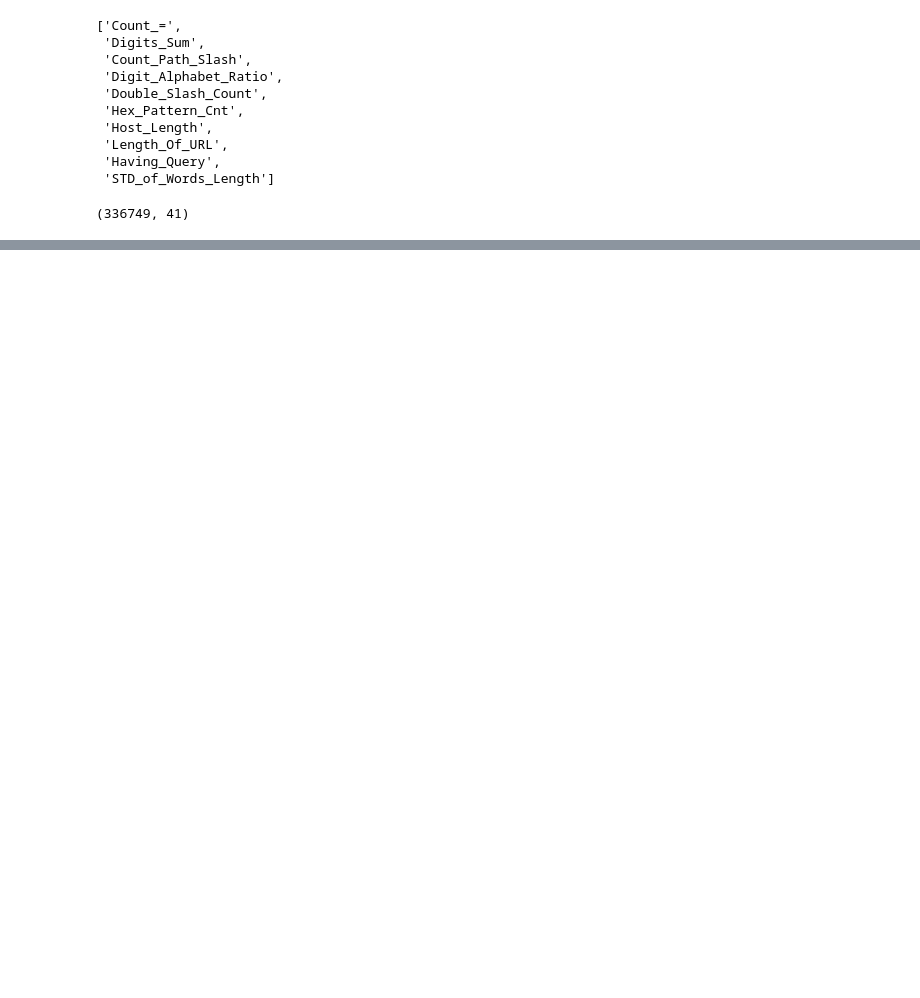
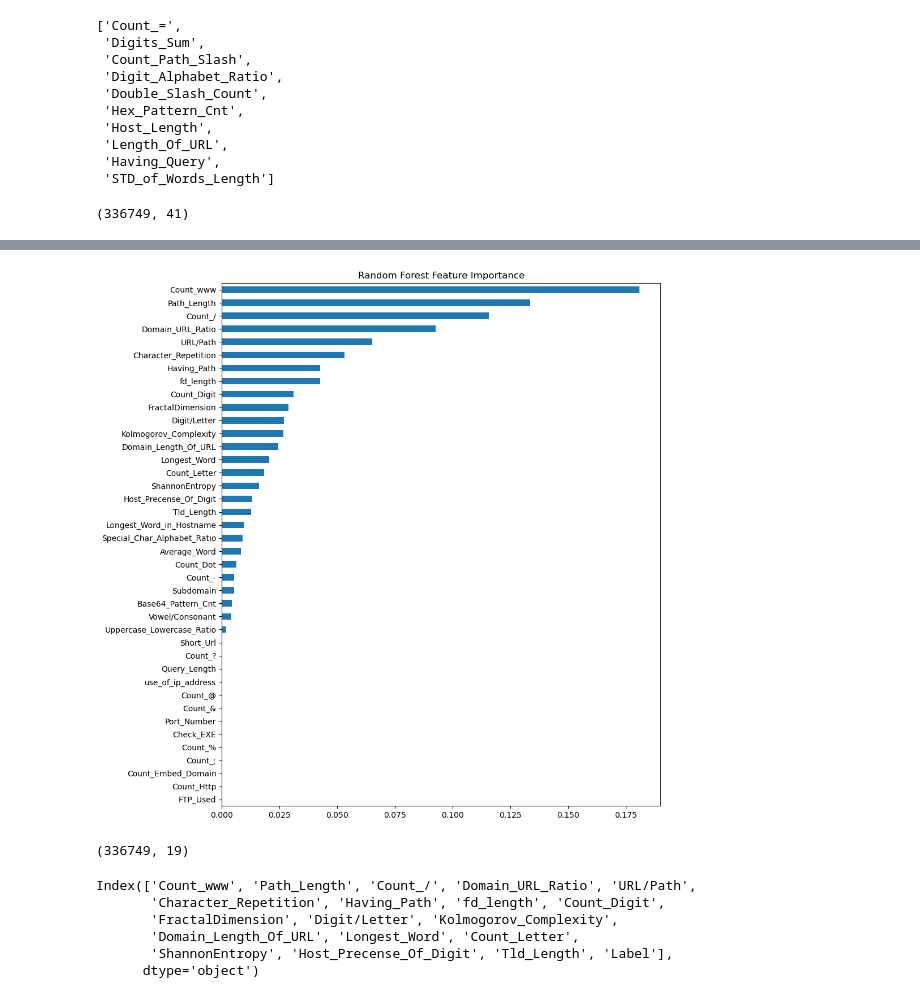
Before and after one commit to mmeliht/URL-Phishing-Detection, a Jupyter notebook: 2_reduce_feature.ipynb, the cells around one changed output, grey strips where cells are left out. Cells and saved outputs as stored; diff of their text form; code cells hidden in the pictures; blank space fills up the shorter version.

Commit message:
reduce feature end

```diff
--- a/2_reduce_feature.ipynb
+++ b/2_reduce_feature.ipynb
@@ -74,0 +77,13 @@ df_reduced.shape
+# %%
+X = df_reduced.drop(columns=["Label"])
+y = df_reduced["Label"]
+# %%
+from sklearn.ensemble import RandomForestClassifier
+
+rf = RandomForestClassifier(
+    n_estimators=200,
+    random_state=42,
+    n_jobs=-1
+)
+
+rf.fit(X, y)
@@ -74,0 +92,9 @@ df_reduced.shape
+# %%
+import pandas as pd
+
+feature_importance = pd.Series(
+    rf.feature_importances_,
+    index=X.columns
+).sort_values(ascending=False)
+
+feature_importance
@@ -74,0 +139,12 @@ df_reduced.shape
+# %%
+import matplotlib.pyplot as plt
+
+feature_importance.sort_values().plot(
+    kind="barh",
+    figsize=(10,12)
+)
+
+plt.title("Random Forest Feature Importance")
+plt.show()
+# %% [output]
+[figure, added]
@@ -74,0 +158,13 @@ df_reduced.shape
+# %%
+df_final.shape
+# %% [output]
+(336749, 19)
+# %%
+df_final.columns
+# %% [output]
+Index(['Count_www', 'Path_Length', 'Count_/', 'Domain_URL_Ratio', 'URL/Path',
+       'Character_Repetition', 'Having_Path', 'fd_length', 'Count_Digit',
+       'FractalDimension', 'Digit/Letter', 'Kolmogorov_Complexity',
+       'Domain_Length_Of_URL', 'Longest_Word', 'Count_Letter',
+       'ShannonEntropy', 'Host_Precense_Of_Digit', 'Tld_Length', 'Label'],
+      dtype='object')
```
Also changed, not shown: parts of 12 cells of this notebook.
